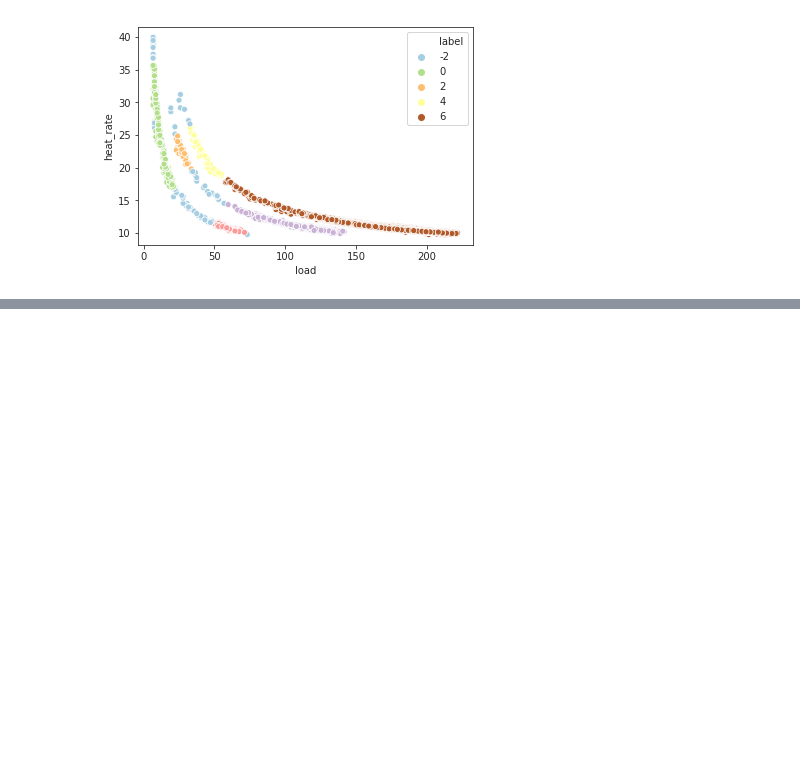
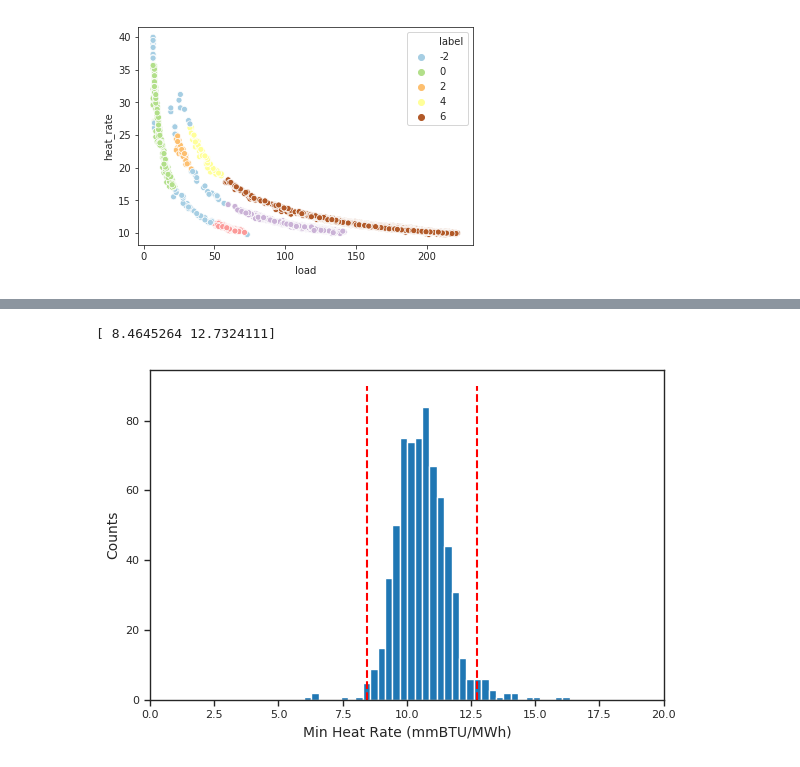
Before and after one commit to NREL/NaTGenPD, a Jupyter notebook: notebooks/CEMS Heat Rate Dev.ipynb, the cells around one changed output, grey strips where cells are left out. Saved outputs shown, nothing was run; the diff lists cells and outputs as text; code cells hidden in the pictures; blank space fills up the shorter version.

Commit message:
FitFilter finished

```diff
--- a/notebooks/CEMS Heat Rate Dev.ipynb
+++ b/notebooks/CEMS Heat Rate Dev.ipynb
@@ -16,13 +16,15 @@ sns.set_style("white")
 sns.set_style("ticks")
 mpl.rcParams['font.sans-serif'] = 'DejaVu Sans'
 mpl.rcParams['pdf.fonttype'] = 42
-pkg_dir = '/home/mrossol/NaTGenPD'
+#pkg_dir = '/home/mrossol/NaTGenPD'
+pkg_dir = '..'
 sys.path.append(pkg_dir)
 import NaTGenPD as npd
 import NaTGenPD.cluster as cluster
 
 
-data_dir = '/scratch/mrossol/CEMS'
+#data_dir = '/scratch/mrossol/CEMS'
+data_dir = '/Users/mrossol/Downloads/CEMS'
 # %% [markdown]
 # Cluster dev
 # %%
@@ -293,0 +316,3 @@ plt.show()
+# %%
+fit_dir = os.path.join(data_dir, "CEMS_Fits")
+hr_fits = npd.Fits(fit_dir)
@@ -293,0 +339,28 @@ plt.show()
+# %%
+group_fits = hr_fits['Boiler (Coal)']
+stdev_multiplier=2
+
+min_hr = group_fits.apply(npd.filter.FitFilter._get_hr_min, axis=1).dropna()
+mean = min_hr.mean()
+stdev = min_hr.std()
+thresh = np.array([-stdev_multiplier, stdev_multiplier]) * stdev + mean
+print(thresh)
+
+fig = plt.figure(figsize=(6, 4), dpi=100)
+axis = fig.add_subplot(111)
+axis.hist(min_hr, bins='auto')
+axis.plot(thresh[[0, 0]], [0, 90], 'r--')
+axis.plot(thresh[[1, 1]], [0, 90], 'r--')
+for ax in ['top', 'bottom', 'left', 'right']:
+    axis.spines[ax].set_linewidth(1)
+axis.tick_params(axis='both', labelsize=8, width=1,
+                 length=4)
+axis.set_xlabel('Min Heat Rate (mmBTU/MWh)', fontsize=10)
+axis.set_ylabel('Counts', fontsize=10)
+axis.set_xlim(0, 20)
+fig.tight_layout()
+plt.show()
+plt.close()
+# %% [output]
+[ 8.4645264 12.7324111]
+[figure, added]
```
Also changed, not shown: parts of 7 cells of this notebook, 6 other files.
